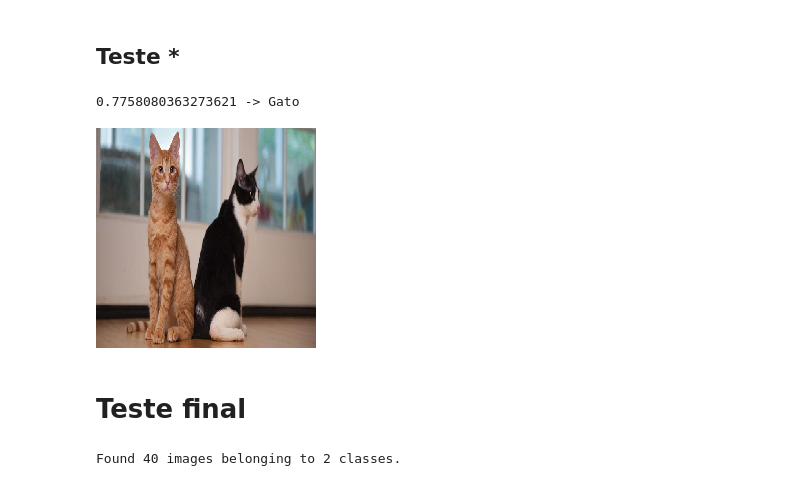
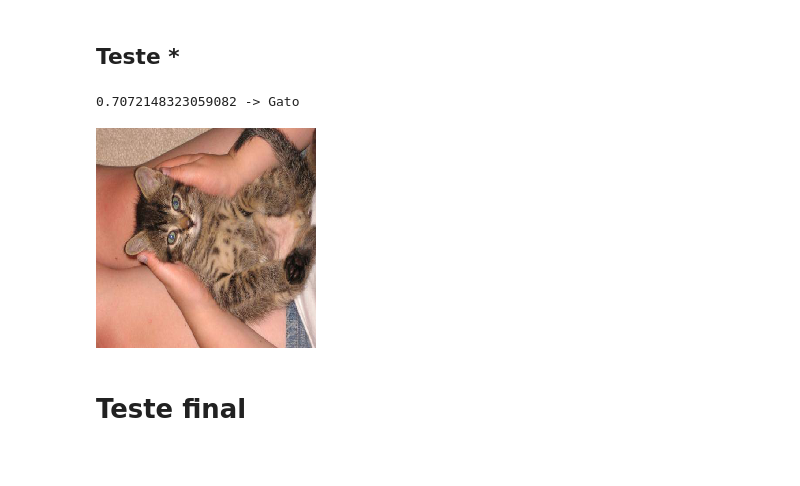
Before and after one commit to victorbaesso/trabalho-pos-rna, a Jupyter notebook: 3 - CNN/CNN.ipynb, the cells around one changed output. Saved outputs shown, nothing was run; the diff lists cells and outputs as text; code cells hidden in the pictures.

```diff
--- a/3 - CNN/CNN.ipynb
+++ b/3 - CNN/CNN.ipynb
@@ -151,22 +152,22 @@ plt.show()
 # %% [markdown]
 ## Teste *
 # %%
-imagem_teste1 = image.load_img('teste-dataset/gato-1.jpg',
+imagem_teste1 = image.load_img('animals/cats/6.jpg',
                               target_size = (WIDTH,LENGHT))
 imagem_teste = image.img_to_array(imagem_teste1)
 imagem_teste /= 255
 imagem_teste = np.expand_dims(imagem_teste, axis = 0)
 previsao = classificador.predict(imagem_teste)
 
 def classe(c):
     if c > 0.5:
         return 'Gato'
     return 'Cachorro'
 
 print(f'{previsao[0,0]} -> {classe(previsao)}')
 imagem_teste1
 # %% [output]
-0.7758080363273621 -> Gato
+0.7072148323059082 -> Gato
-[figure, old version]
+[figure, new version]
 # %% [markdown]
 # Teste final
@@ -175,10 +173,0 @@ imagem_teste1
-# %%
-teste_final_base = gerador_teste_final.flow_from_directory('animals/',
-                                                           target_size = (WIDTH, LENGHT),
-                                                           batch_size = 1,
-                                                           class_mode = 'binary')
-
-filenames = teste_final_base.filenames
-nb_samples = len(filenames)
-# %% [output]
-Found 40 images belonging to 2 classes.
```
Also changed, not shown: parts of 9 cells of this notebook, 41 other files.
